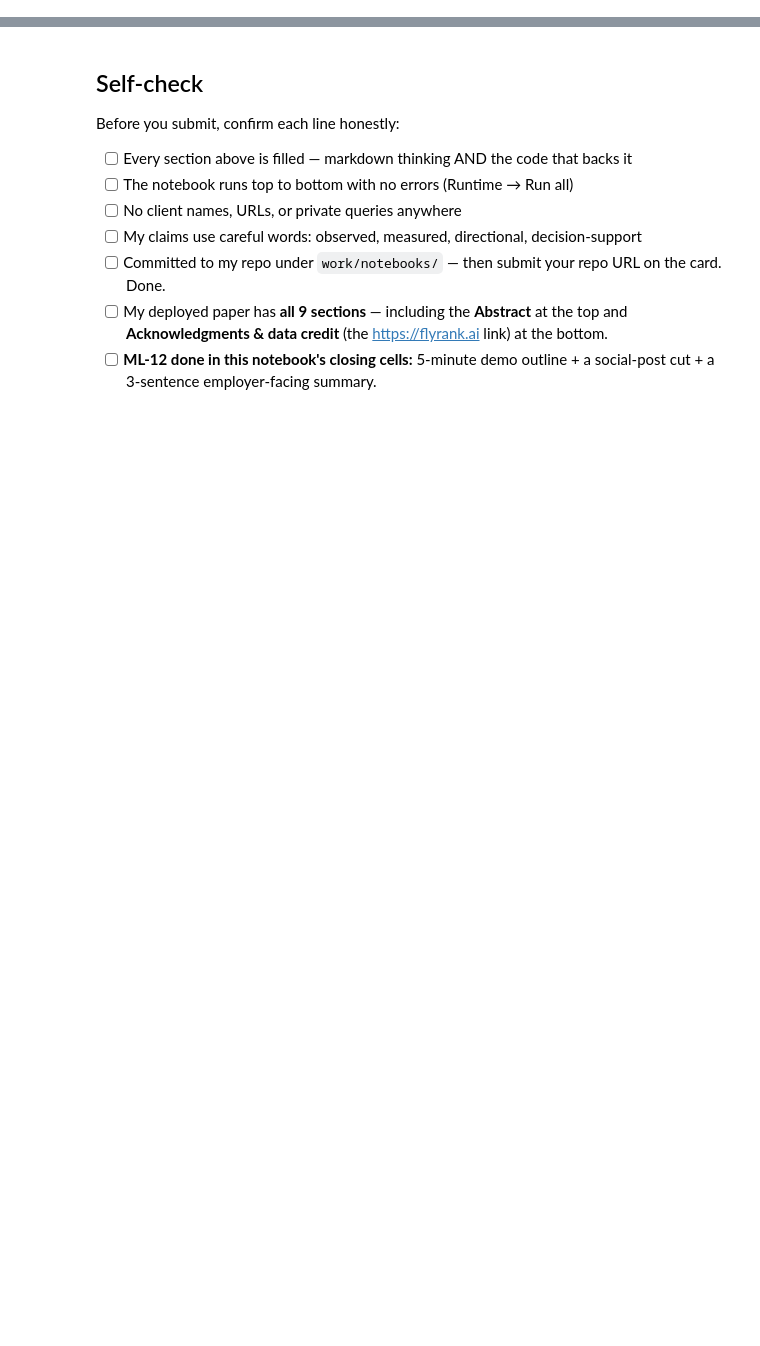
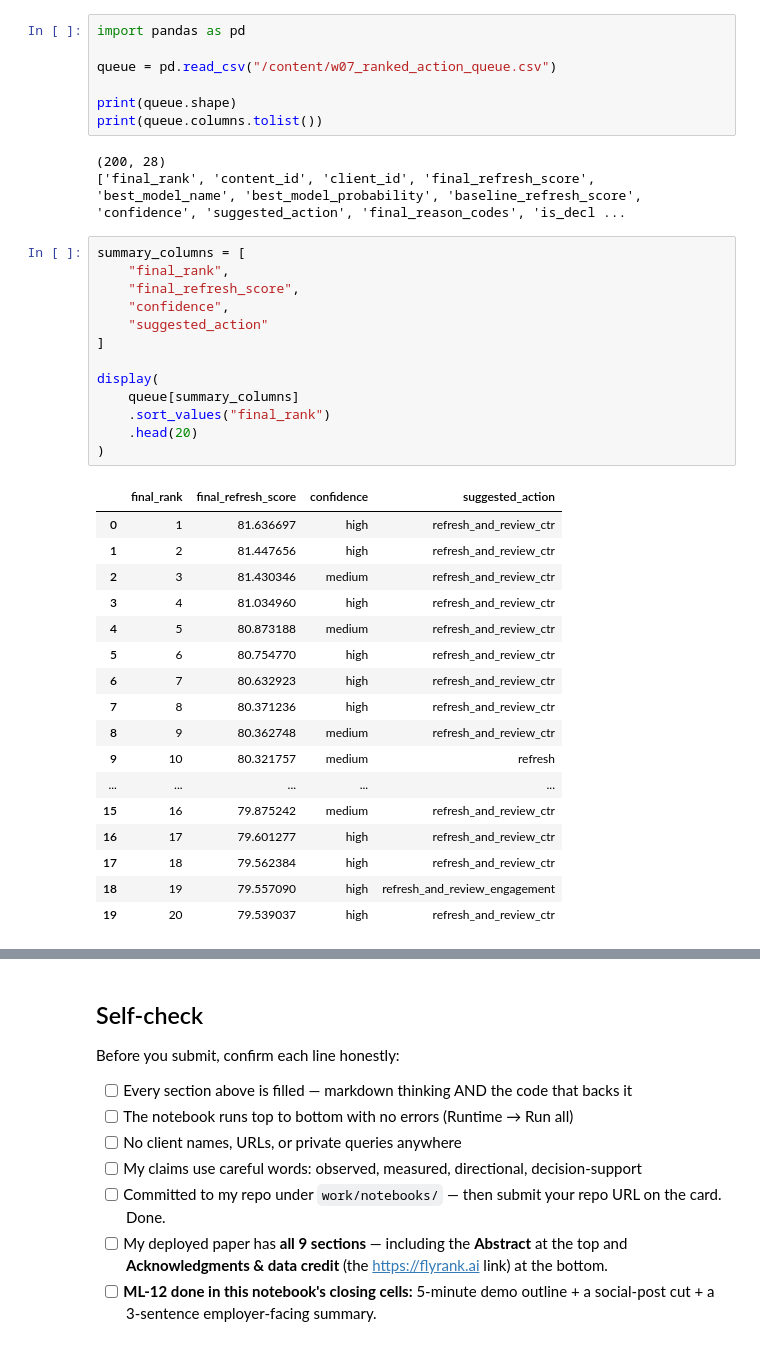
Before and after one commit to Yash1014-code/flyrank-internship-ml, a Jupyter notebook: work/notebooks/capstone.ipynb, the cells around one changed output, grey strips where cells are left out. Saved outputs shown, nothing was run; the diff lists cells and outputs as text; blank space fills up the shorter version.

```diff
--- a/work/notebooks/capstone.ipynb
+++ b/work/notebooks/capstone.ipynb
@@ -36,0 +234,41 @@ This skeleton is yours to fill. Work the sections **in order** — each one has
+# %%
+import pandas as pd
+
+queue = pd.read_csv("/content/w07_ranked_action_queue.csv")
+
+print(queue.shape)
+print(queue.columns.tolist())
+# %% [output]
+(200, 28)
+['final_rank', 'content_id', 'client_id', 'final_refresh_score', 'best_model_name', 'best_model_probability', 'baseline_refresh_score', 'confidence', 'suggested_action', 'final_reason_codes', 'is_decl ...
+# %%
+summary_columns = [
+    "final_rank",
+    "final_refresh_score",
+    "confidence",
+    "suggested_action"
+]
+
+display(
+    queue[summary_columns]
+    .sort_values("final_rank")
+    .head(20)
+)
+# %% [output]
+|  | final_rank | final_refresh_score | confidence | suggested_action |
+| 0 | 1 | 81.636697 | high | refresh_and_review_ctr |
+| 1 | 2 | 81.447656 | high | refresh_and_review_ctr |
+| 2 | 3 | 81.430346 | medium | refresh_and_review_ctr |
+| 3 | 4 | 81.034960 | high | refresh_and_review_ctr |
+| 4 | 5 | 80.873188 | medium | refresh_and_review_ctr |
+| 5 | 6 | 80.754770 | high | refresh_and_review_ctr |
+| 6 | 7 | 80.632923 | high | refresh_and_review_ctr |
+| 7 | 8 | 80.371236 | high | refresh_and_review_ctr |
+| 8 | 9 | 80.362748 | medium | refresh_and_review_ctr |
+| 9 | 10 | 80.321757 | medium | refresh |
+| ... | ... | ... | ... | ... |
+| 15 | 16 | 79.875242 | medium | refresh_and_review_ctr |
+| 16 | 17 | 79.601277 | high | refresh_and_review_ctr |
+| 17 | 18 | 79.562384 | high | refresh_and_review_ctr |
+| 18 | 19 | 79.557090 | high | refresh_and_review_engagement |
+| 19 | 20 | 79.539037 | high | refresh_and_review_ctr |
```
Also changed, not shown: parts of 22 cells of this notebook.
